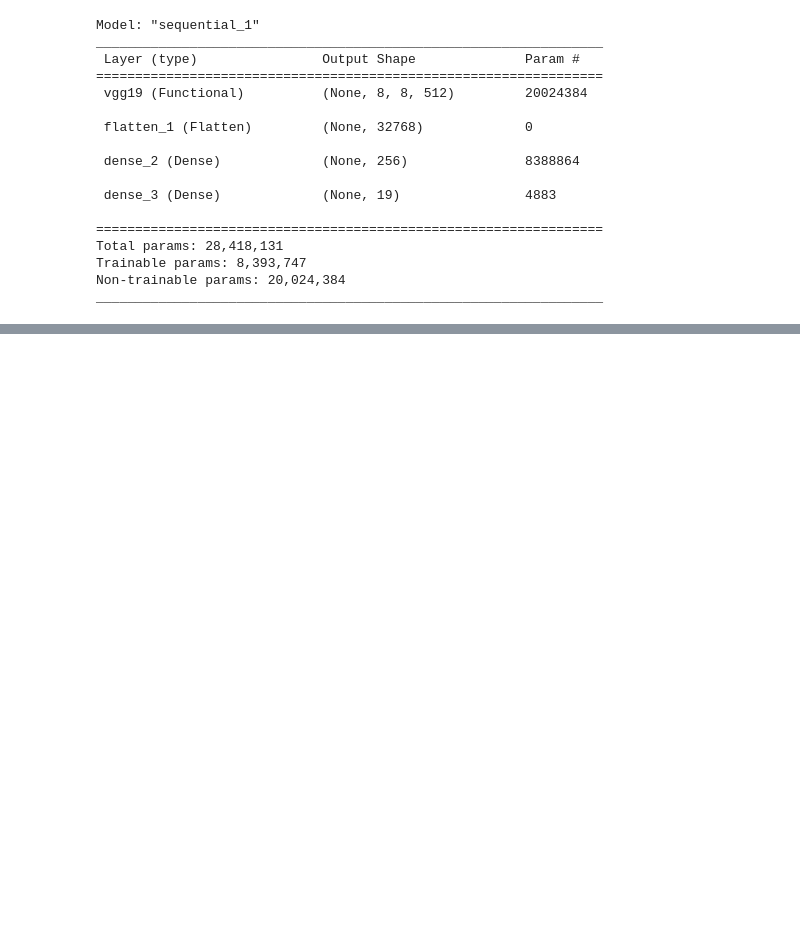
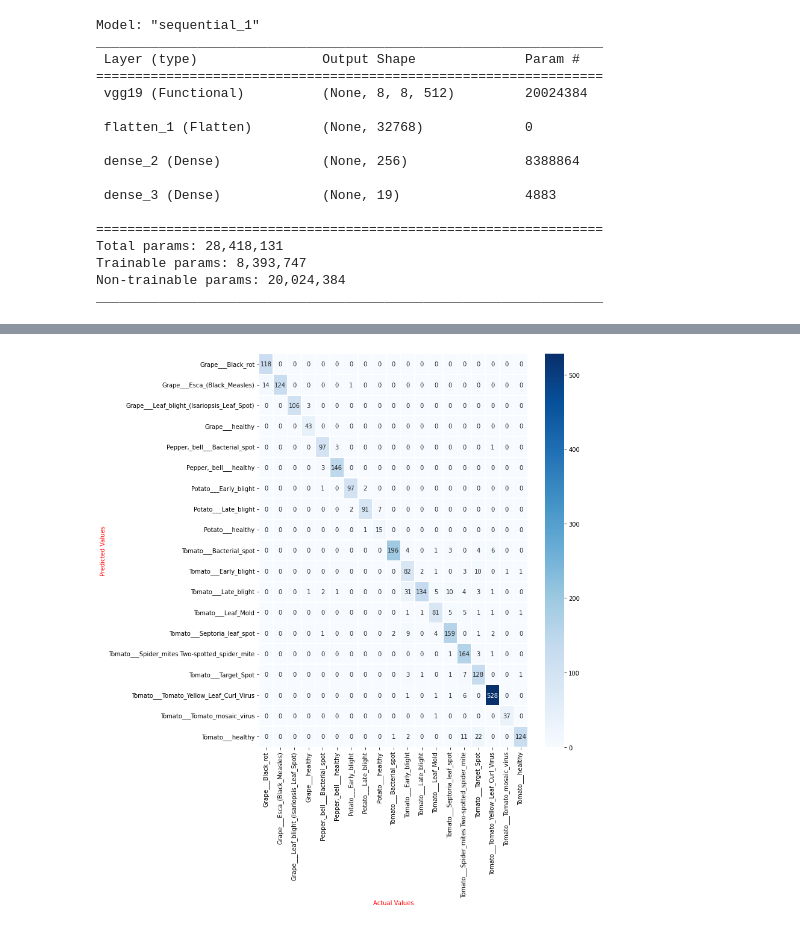
Before and after one commit to Vishwajeet111/Classification-of-Leaves-disease, a Jupyter notebook: Transfer Learning (Feature_extraction) on VGG19.ipynb, the cells around one changed output, grey strips where cells are left out. Drawn from its saved outputs; the diff is of its cells as text; code cells hidden in the pictures; blank space fills up the shorter version.

```diff
--- a/Transfer Learning (Feature_extraction) on VGG19.ipynb
+++ b/Transfer Learning (Feature_extraction) on VGG19.ipynb
@@ -146,8 +165,10 @@ y_pred = np.argmax(y_prob, axis=1)
 # %%
 from sklearn.metrics import classification_report, confusion_matrix
 import seaborn as sns
 cm = confusion_matrix(test_generator.classes, y_pred)
-sns.heatmap(cm,annot=True,cmap="Blues",fmt='g',linewidth=.5,xticklabels=class_names,yticklabels=class_names)
+sns.heatmap(cm,annot=True,cmap="Blues",fmt='g',linewidth=.5,xticklabels=class_name,yticklabels=class_name)
 plt.xlabel("Actual Values",size=10,color='red')
 plt.ylabel("Predicted Values",size=10,color='red')
 plt.show()
+# %% [output]
+[figure, added]
```
Also changed, not shown: parts of 10 cells of this notebook.
